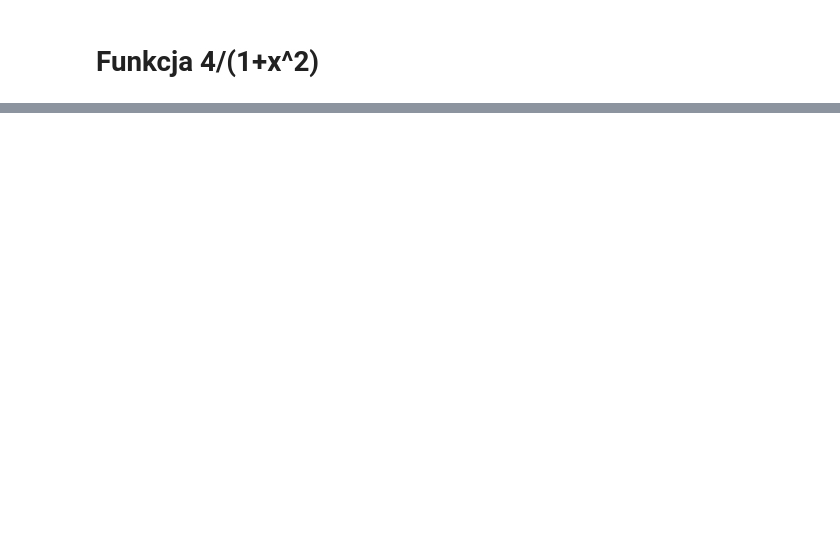
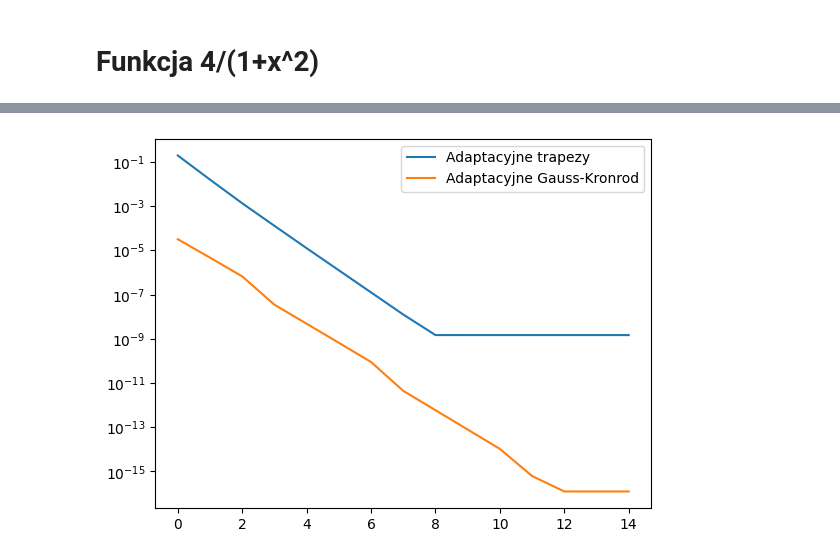
Before and after one commit to kpiotr6/MOWNIT, a Jupyter notebook: L7/laboratorium7.ipynb, the cells around one changed output, grey strips where cells are left out. Cells and saved outputs as stored; diff of their text form; code cells hidden in the pictures; blank space fills up the shorter version.

```diff
--- a/L7/laboratorium7.ipynb
+++ b/L7/laboratorium7.ipynb
@@ -48 +144,5 @@ def f2(x):
+# %%
+integrate_s(f2,-4/9)
+# %% [output]
+[figure, added]
 # %%
```
Also changed, not shown: parts of 14 cells of this notebook, 1 other file.
